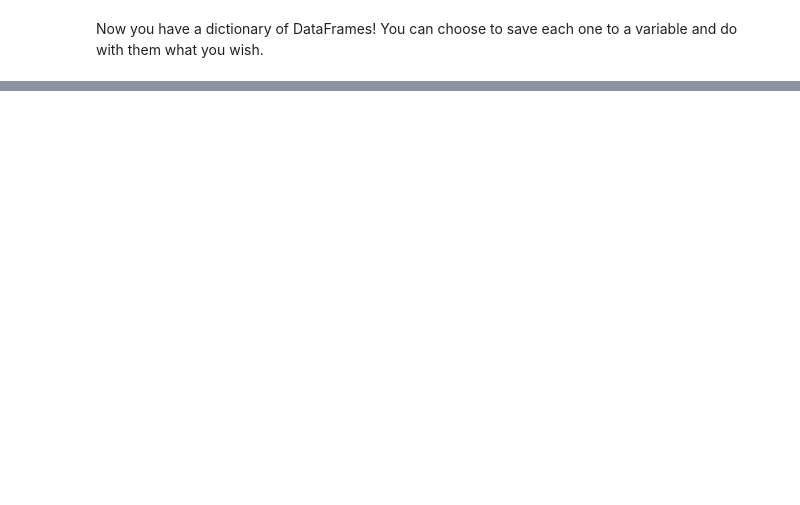
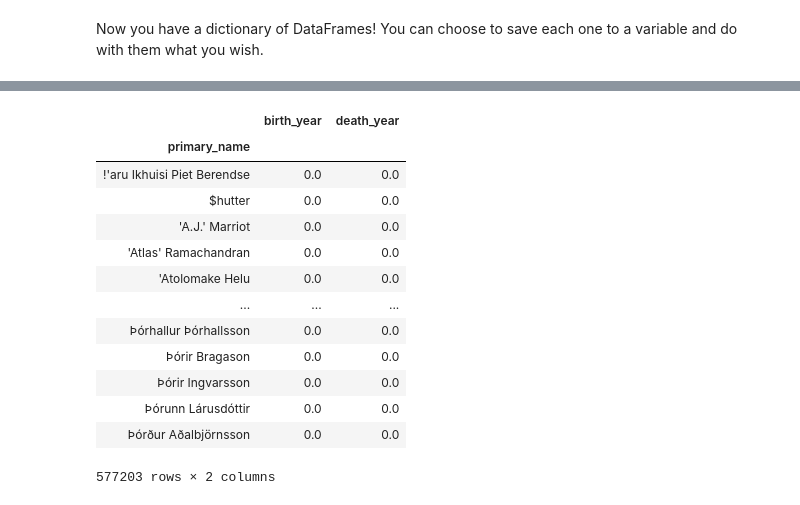
Before and after one commit to ksis1st/dsc-mod-1-project-v2-1-onl01-dtsc-pt-070620, a Jupyter notebook: Rough2.ipynb, the cells around one changed output, grey strips where cells are left out. Cells and saved outputs as stored; diff of their text form; code cells hidden in the pictures; blank space fills up the shorter version.

Commit message:
created dataframes

```diff
--- a/Rough2.ipynb
+++ b/Rough2.ipynb
@@ -59,2 +143,19 @@ imdb_df['primary_name'].value_counts(10)
+# %%
+imdb_df.groupby('primary_name').sum()
+# %% [output]
+|  | birth_year | death_year |
+| primary_name |  |  |
+| !'aru Ikhuisi Piet Berendse | 0.0 | 0.0 |
+| $hutter | 0.0 | 0.0 |
+| 'A.J.' Marriot | 0.0 | 0.0 |
+| 'Atlas' Ramachandran | 0.0 | 0.0 |
+| 'Atolomake Helu | 0.0 | 0.0 |
+| ... | ... | ... |
+| Þórhallur Þórhallsson | 0.0 | 0.0 |
+| Þórir Bragason | 0.0 | 0.0 |
+| Þórir Ingvarsson | 0.0 | 0.0 |
+| Þórunn Lárusdóttir | 0.0 | 0.0 |
+| Þórður Aðalbjörnsson | 0.0 | 0.0 |
+577203 rows × 2 columns
 # %%
 imdb_df.isnull().sum()
```
Also changed, not shown: parts of 17 cells of this notebook.
